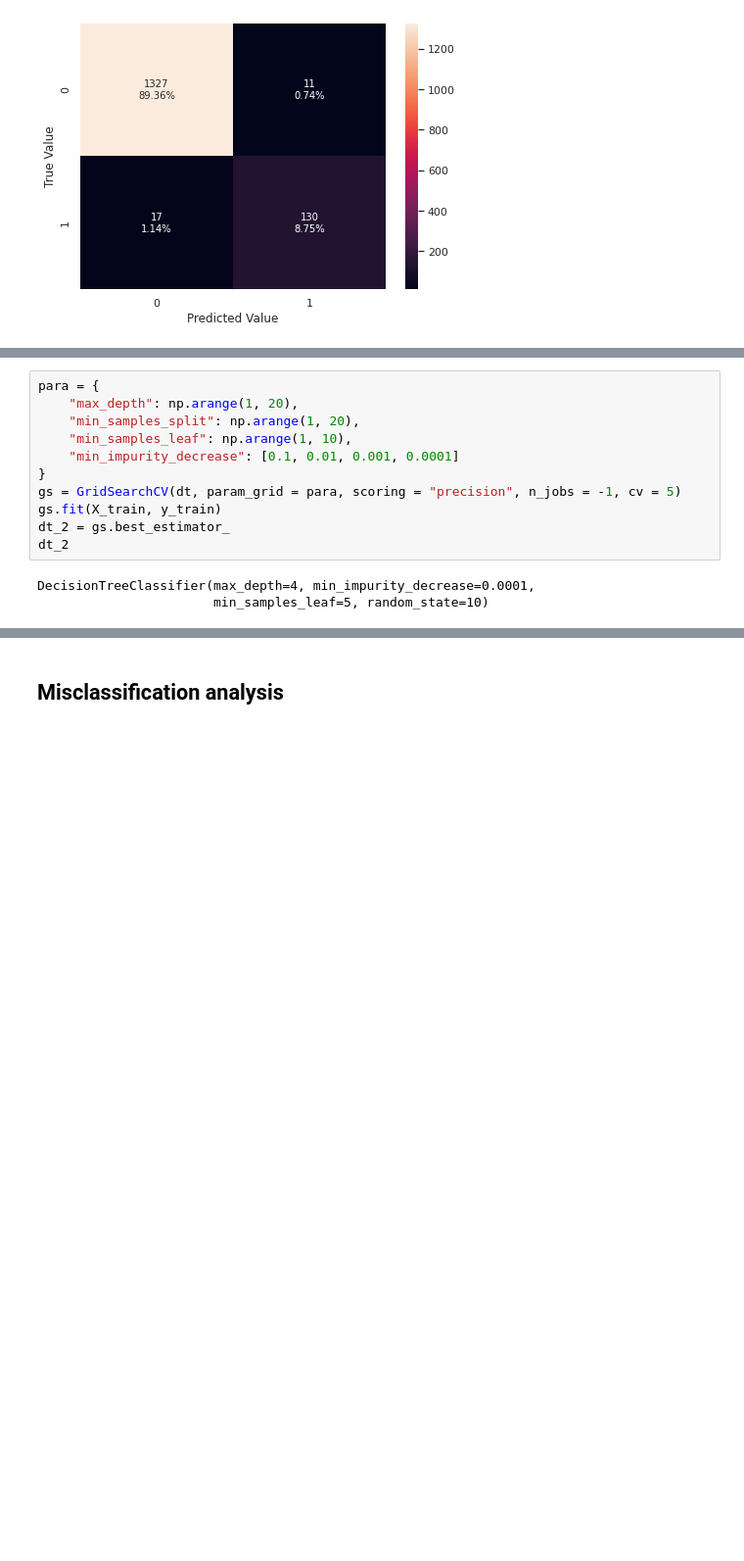
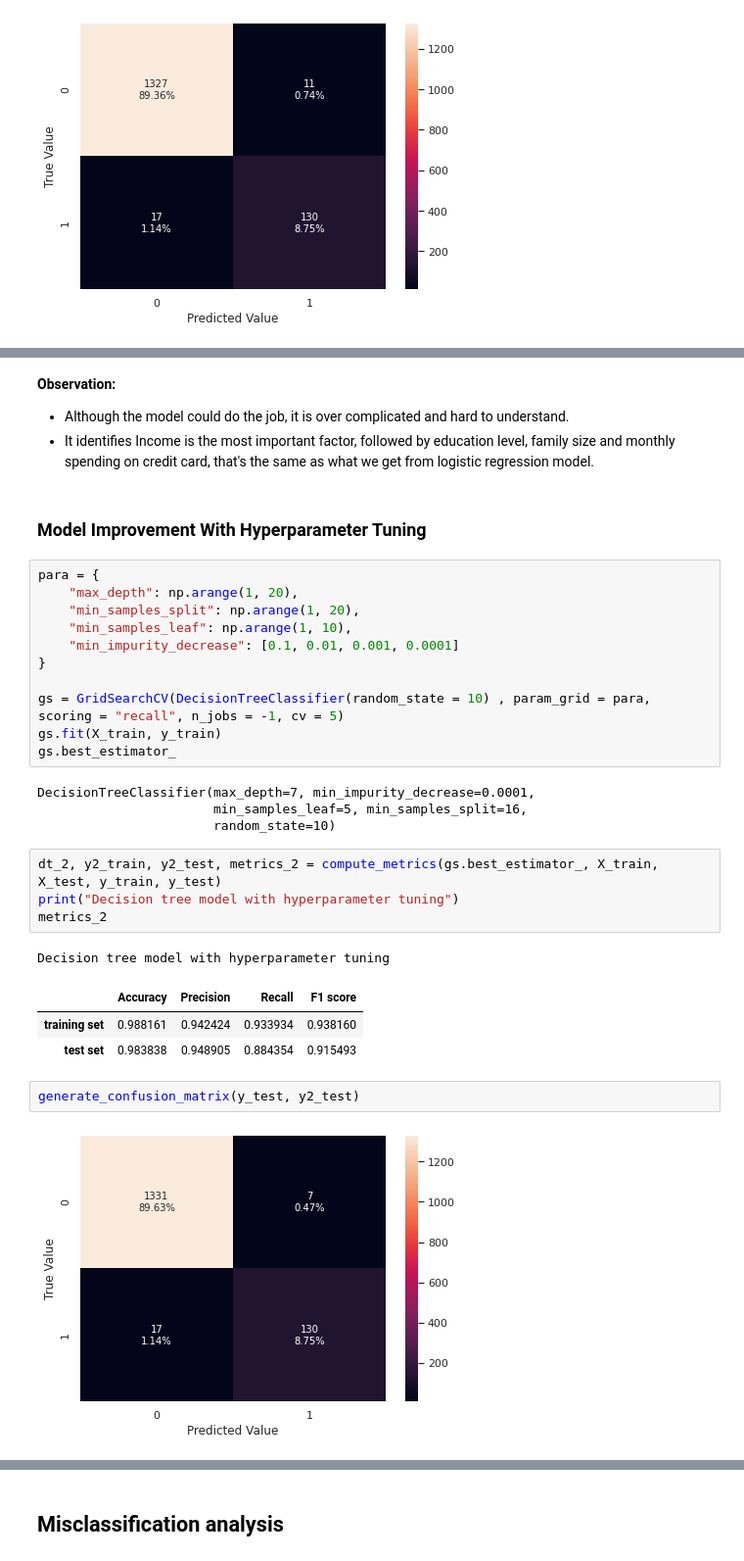
Before and after one commit to liangym2014/Data-science-and-machine-learning, a Jupyter notebook: 3.Personal_Loan_Campaign_Solution.ipynb, the cells around one changed output, grey strips where cells are left out. Shown at 98% size. Drawn from its saved outputs; the diff is of its cells as text; blank space fills up the shorter version.

```diff
--- a/3.Personal_Loan_Campaign_Solution.ipynb
+++ b/3.Personal_Loan_Campaign_Solution.ipynb
@@ -1007,3 +1023,9 @@ print(tree.export_text(dt_1))
+# %% [markdown]
+**Observation:**
+- Although the model could do the job, it is over complicated and hard to understand.
+- It identifies Income is the most important factor, followed by education level, family size and monthly spending on credit card, that's the same as what we get from logistic regression model.
+# %% [markdown]
+### Model Improvement With Hyperparameter Tuning
 # %%
 para = {
     "max_depth": np.arange(1, 20),
@@ -1011,10 +1033,24 @@ para = {
     "min_samples_leaf": np.arange(1, 10),
     "min_impurity_decrease": [0.1, 0.01, 0.001, 0.0001]
 }
-gs = GridSearchCV(dt, param_grid = para, scoring = "precision", n_jobs = -1, cv = 5)
+
+gs = GridSearchCV(DecisionTreeClassifier(random_state = 10) , param_grid = para, scoring = "recall", n_jobs = -1, cv = 5)
 gs.fit(X_train, y_train)
-dt_2 = gs.best_estimator_
-dt_2
+gs.best_estimator_
 # %% [output]
-DecisionTreeClassifier(max_depth=4, min_impurity_decrease=0.0001,
-                       min_samples_leaf=5, random_state=10)
+DecisionTreeClassifier(max_depth=7, min_impurity_decrease=0.0001,
+                       min_samples_leaf=5, min_samples_split=16,
+                       random_state=10)
+# %%
+dt_2, y2_train, y2_test, metrics_2 = compute_metrics(gs.best_estimator_, X_train, X_test, y_train, y_test)
+print("Decision tree model with hyperparameter tuning")
+metrics_2
+# %% [output]
+Decision tree model with hyperparameter tuning
+|  | Accuracy | Precision | Recall | F1 score |
+| training set | 0.988161 | 0.942424 | 0.933934 | 0.938160 |
+| test set | 0.983838 | 0.948905 | 0.884354 | 0.915493 |
+# %%
+generate_confusion_matrix(y_test, y2_test)
+# %% [output]
+[figure, added]
```
Also changed, not shown: parts of 32 cells of this notebook.
